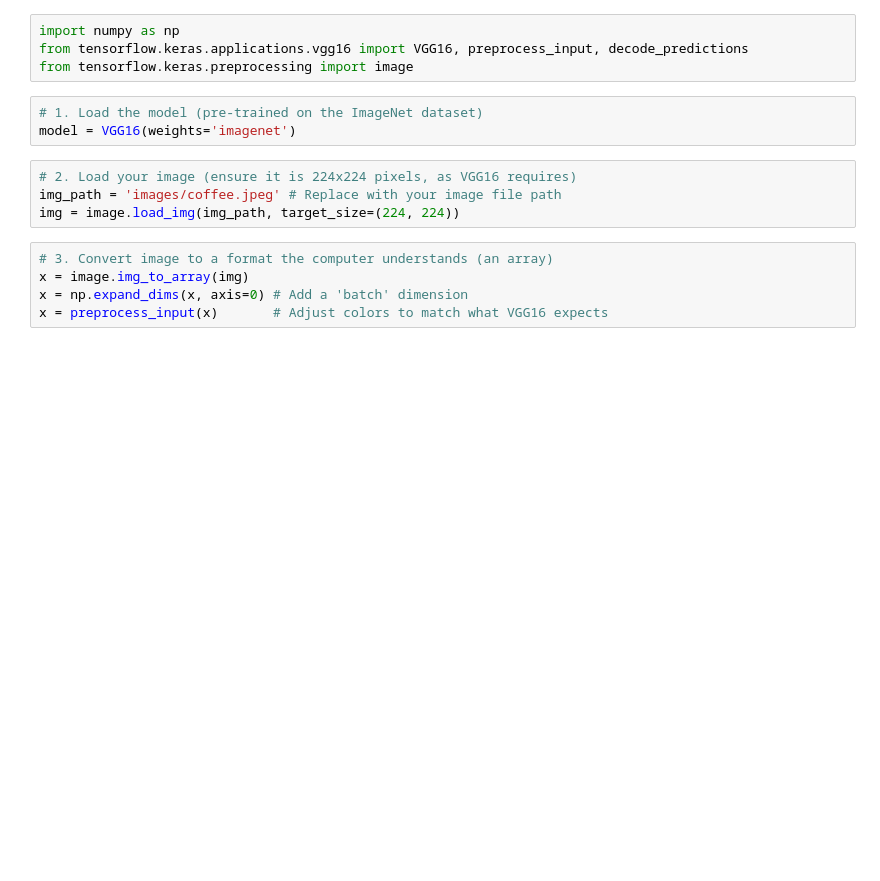
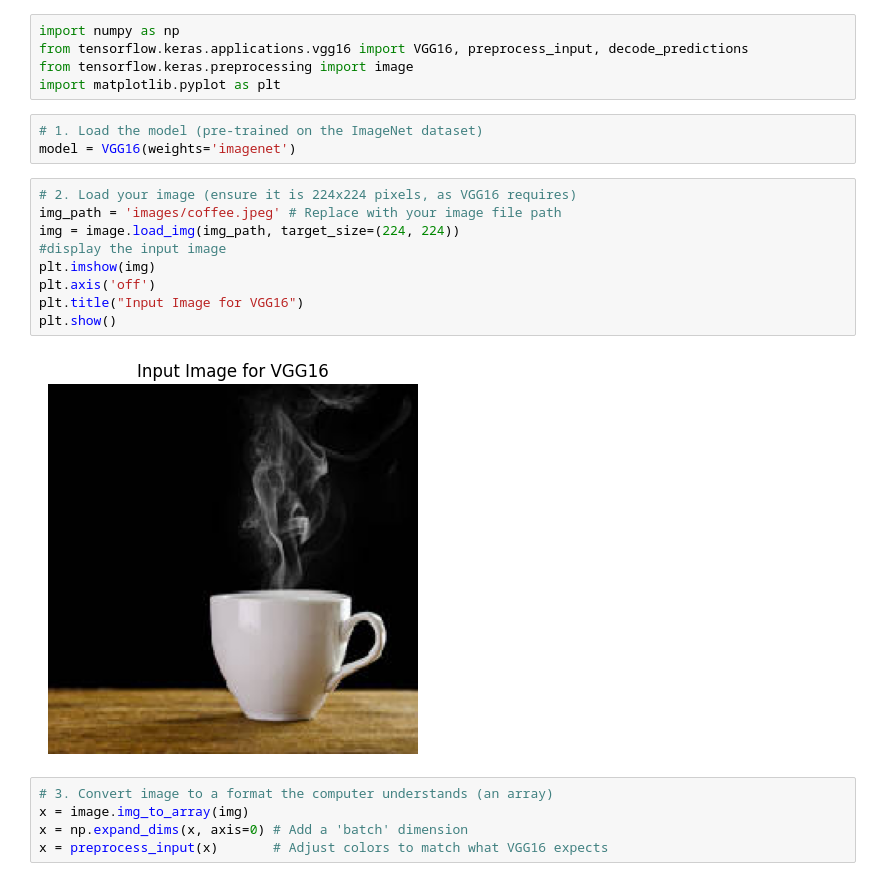
Before and after one commit to piperhuntress/deeplearning, a Jupyter notebook: Act6/act6.ipynb, the cells around one changed output. Drawn from its saved outputs; the diff is of its cells as text; blank space fills up the shorter version.

```diff
--- a/Act6/act6.ipynb
+++ b/Act6/act6.ipynb
@@ -2,13 +2,21 @@
 import numpy as np
 from tensorflow.keras.applications.vgg16 import VGG16, preprocess_input, decode_predictions
 from tensorflow.keras.preprocessing import image
+import matplotlib.pyplot as plt
 # %%
 # 1. Load the model (pre-trained on the ImageNet dataset)
 model = VGG16(weights='imagenet')
 # %%
 # 2. Load your image (ensure it is 224x224 pixels, as VGG16 requires)
 img_path = 'images/coffee.jpeg' # Replace with your image file path
 img = image.load_img(img_path, target_size=(224, 224))
+#display the input image
+plt.imshow(img)
+plt.axis('off')
+plt.title("Input Image for VGG16")
+plt.show()
+# %% [output]
+[figure, added]
 # %%
 # 3. Convert image to a format the computer understands (an array)
 x = image.img_to_array(img)
```
